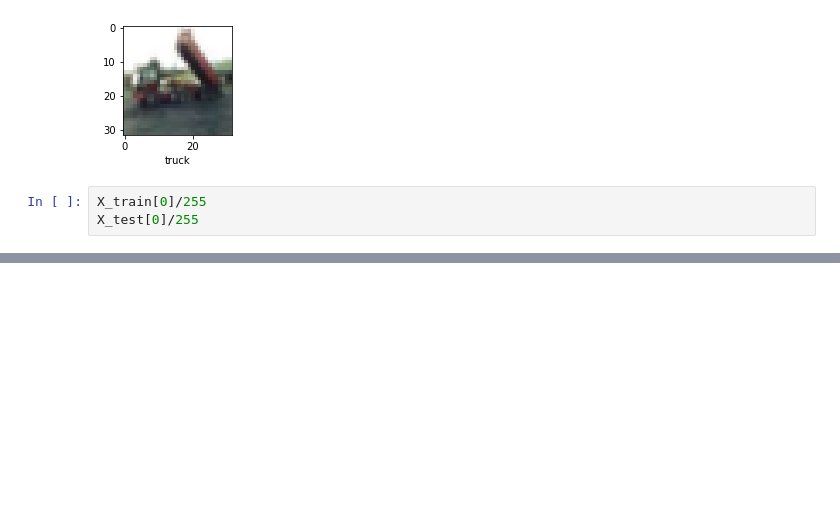
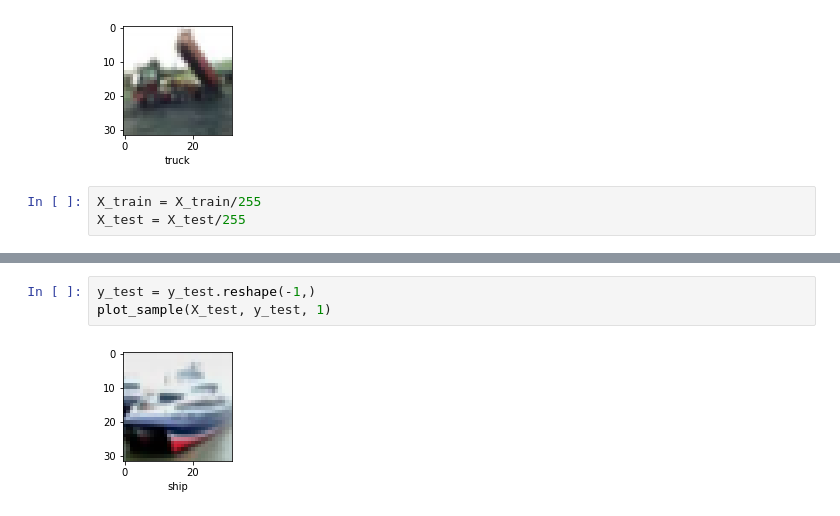
Before and after one commit to debianbaker/DeepLearning, a Jupyter notebook: cnn.ipynb, the cells around one changed output, grey strips where cells are left out. Saved outputs shown, nothing was run; the diff lists cells and outputs as text; blank space fills up the shorter version.

```diff
--- a/cnn.ipynb
+++ b/cnn.ipynb
@@ -30,8 +31,8 @@ plot_sample(X_train, y_train, 2)
 # %% [output]
 [figure]
 # %%
-X_train[0]/255
-X_test[0]/255
+X_train = X_train/255
+X_test = X_test/255
 # %%
 ann = models.Sequential([
     layers.Flatten(input_shape=(32,32,3)),
@@ -90,0 +76,5 @@ weighted avg       0.01      0.10      0.02     10000
+# %%
+y_test = y_test.reshape(-1,)
+plot_sample(X_test, y_test, 1)
+# %% [output]
+[figure, added]
```
Also changed, not shown: parts of 15 cells of this notebook.
